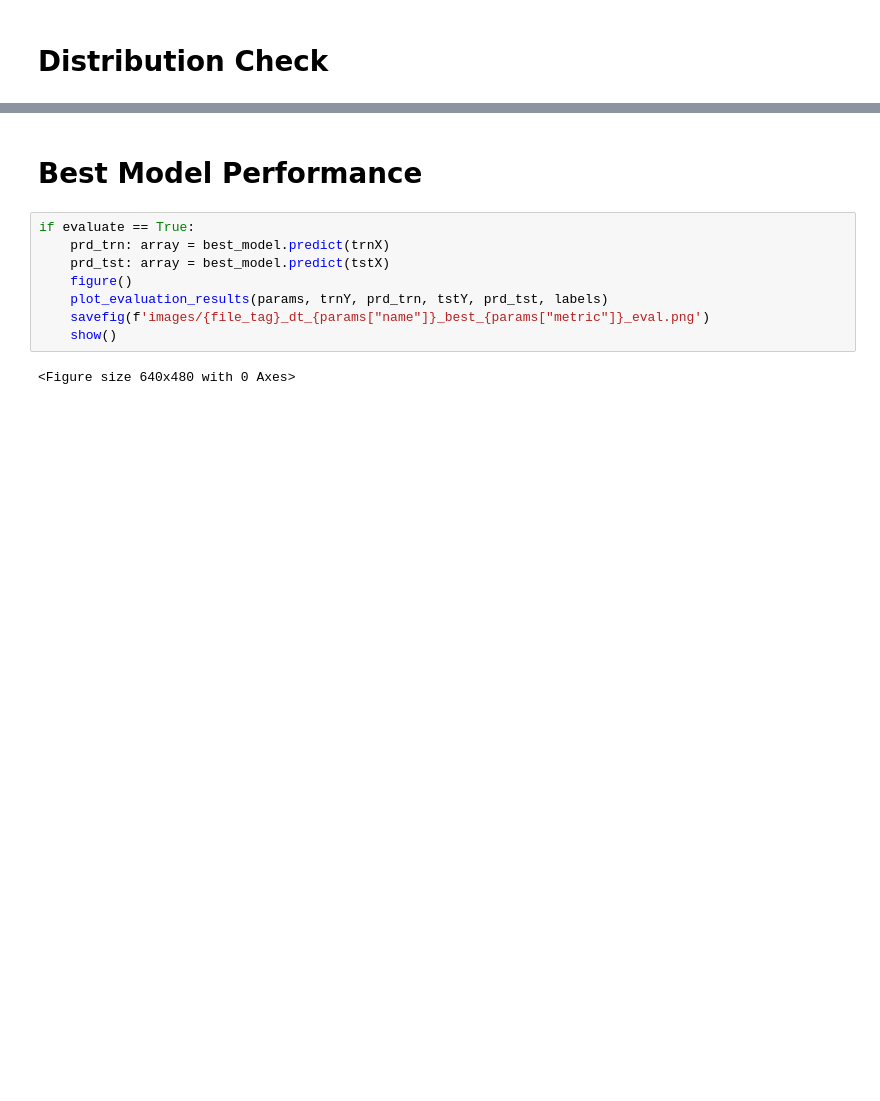
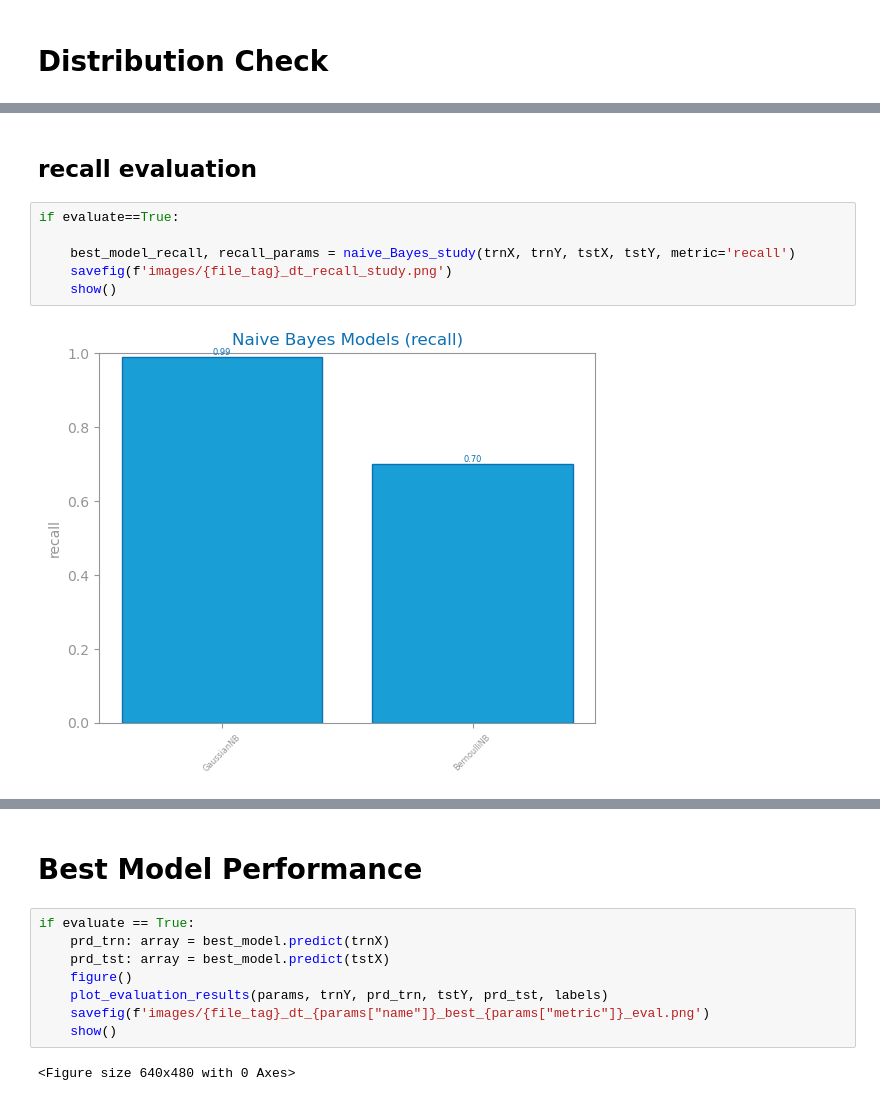
Before and after one commit to jvanalytics/ist_dash_2024_rec, a Jupyter notebook: notebooks/google_merch_store/8_ga4_merch_eval_NB.ipynb, the cells around one changed output, grey strips where cells are left out. Saved outputs shown, nothing was run; the diff lists cells and outputs as text; blank space fills up the shorter version.

```diff
--- a/notebooks/google_merch_store/8_ga4_merch_eval_NB.ipynb
+++ b/notebooks/google_merch_store/8_ga4_merch_eval_NB.ipynb
@@ -121,0 +139,10 @@ show()
+# %% [markdown]
+## recall evaluation
+# %%
+if evaluate==True:
+
+    best_model_recall, recall_params = naive_Bayes_study(trnX, trnY, tstX, tstY, metric='recall')
+    savefig(f'images/{file_tag}_dt_recall_study.png')
+    show()
+# %% [output]
+[figure, added]
```
Also changed, not shown: parts of 22 cells of this notebook, 21 other files.
